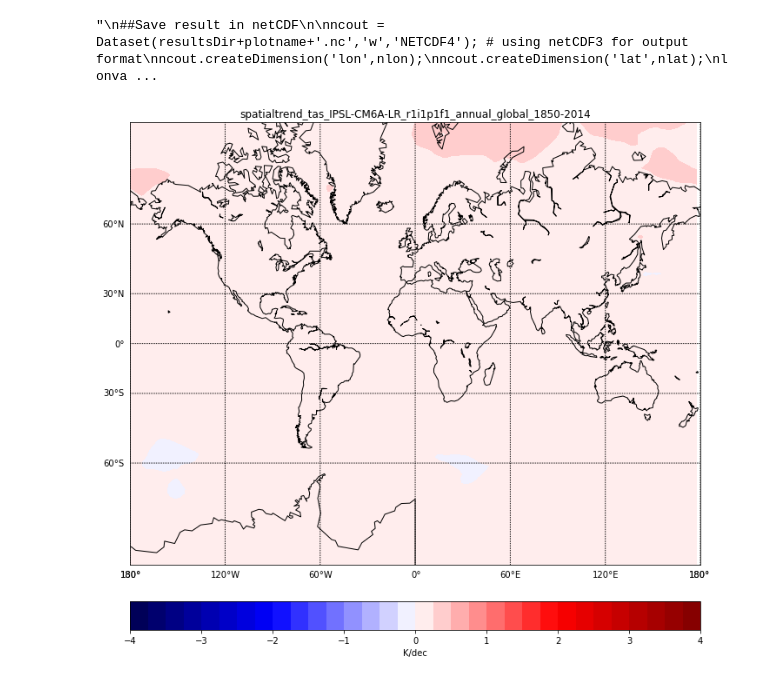
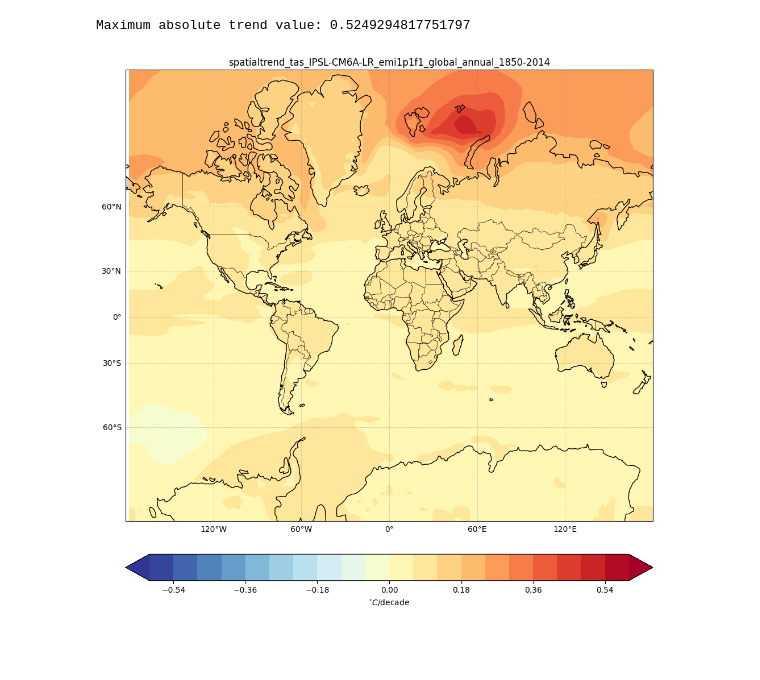
Before and after one commit to Mapaor/CLIMAST2, a Jupyter notebook: scripts/spatial_calculation_onemember_numpy.ipynb, the cells around one changed output. Cells and saved outputs as stored; diff of their text form; code cells hidden in the pictures; blank space fills up the shorter version.

```diff
--- a/scripts/spatial_calculation_onemember_numpy.ipynb
+++ b/scripts/spatial_calculation_onemember_numpy.ipynb
@@ -60,7 +82,11 @@ member = 'r'+numMembre+'i1p1f1' # Per la resta de l'script
 ###
 ##Opening
 ###
-fh = Dataset(fileName, mode='r')
+try:
+    fh = Dataset(fileName, mode='r')
+except FileNotFoundError:
+    print(f"File {fileName} not found. Check the path and filename.")
+    sys.exit()
 field = fh.variables[variable][:]
 units=fh.variables[variable].units
 xlon = fh.variables['lon'][:]
@@ -76,6 +102,12 @@ ylat = fh.variables['lat'][:]
 nlat = len(ylat)
 time = fh.variables['time']
 fh.close()
+
+# Convert field to mm/day for precipitation
+if variable == 'pr':
+    field = field * 86400  # Convert kg/m²/s to mm/day
+if variable == 'tas':
+    field = field - 273.15  # Convert Kelvin to Celsius
 # %%
 
 ###
@@ -212,17 +265,3 @@ plt.show()
-# %%
-'''
-##Save result in netCDF
-
-ncout = Dataset(resultsDir+plotname+'.nc','w','NETCDF4'); # using netCDF3 for output format
-ncout.createDimension('lon',nlon);
-ncout.createDimension('lat',nlat);
-lonvar = ncout.createVariable('lon','float32',('lon'));lonvar[:] = xlon;
-latvar = ncout.createVariable('lat','float32',('lat'));latvar[:] = ylat;
-myvar = ncout.createVariable('stdnotrend','float32',('lat','lon'));myvar.setncattr('units',units);myvar[:] = stdnotrend;
-ncout.close();
-'''
-# %% [output]
-"\n##Save result in netCDF\n\nncout = Dataset(resultsDir+plotname+'.nc','w','NETCDF4'); # using netCDF3 for output format\nncout.createDimension('lon',nlon);\nncout.createDimension('lat',nlat);\nlonva ...
 # %%
 ###
 ## Computing spatial trend
@@ -244,35 +283,57 @@ for j in range(nlat):
         rvalue[j,i]=par[2]
         intercept[j,i]=par[1]
         trend[j,i]=par[0]
+
+# Create meshgrid for plotting
+lons, lats = np.meshgrid(xlon, ylat)
+# Convert trend to decade
+trend = trend * 10
 # %%
 ###
 ##Plotting spatial trend
 ###
-
 fig = plt.figure(figsize=(10, 12))
 ax = plt.axes(projection=ccrs.Mercator())
 ax.set_global()
 ax.coastlines()
 ax.add_feature(cfeature.BORDERS, linewidth=0.5)
 ax.add_feature(cfeature.LAND, facecolor='lightgray')
 ax.add_feature(cfeature.OCEAN, facecolor='white')
 
-lons, lats = np.meshgrid(xlon, ylat)
-clevs = np.arange(-4.0, 4.25, 0.25)
-cmap = plt.cm.seismic
+# Add gridlines with latitude and longitude labels
+gl = ax.gridlines(draw_labels=True, linewidth=0.5, color='gray', alpha=0.5, linestyle='--')
+gl.top_labels = False  # Disable top labels
+gl.right_labels = False  # Disable right labels
+gl.xlabel_style = {'size': 10, 'color': 'black'}
+gl.ylabel_style = {'size': 10, 'color': 'black'}
 
+# Adjust settings based on the variable
+if variable == 'tas':  # Temperature
+    absmax = np.nanmax(np.abs(trend))  # Per saber el rang de temperatures de la colorbar
+    clevs = np.linspace(-0.6, 0.6, 21)
+    print(f"Maximum absolute trend value: {absmax}")
+    cmap = plt.cm.RdYlBu_r  # Diverging colormap for temperature
+    cb_label = '$^{\circ}C$/decade'
+elif variable == 'pr':  # Precipitation
+    clevs = np.linspace(-0.5, 0.5, 21)
+    cmap = plt.cm.RdBu
+    cb_label = 'mm/day/decade'  # Millimeters per day
+
+# Plot standard deviation of anomalies
 cf = ax.contourf(
-    lons, lats, trend * 10,
+    lons, lats, trend[:, :],
     clevs, cmap=cmap, extend='both',
     transform=ccrs.PlateCarree()
 )
 
 cb = plt.colorbar(cf, orientation="horizontal", pad=0.05, ax=ax)
-cb.set_label('%s/dec' % (units), fontsize=10)
-plotname = 'spatialtrend_%s_%s_%s_%s_%s_%i-%i' % (variable, model, member, season, domain, iyr, fyr)
+cb.set_label(cb_label, fontsize=10)
+domain = 'global' # El spatial trend el fem global
+plotname = 'spatialtrend_%s_%s_%s_%s_%s_%i-%i' % (variable, model, member, domain, season, iyr, fyr)
 plt.title('%s' % (plotname), fontsize=12)
 plt.tight_layout()
-#plt.savefig(plotsDir + plotname+ '.png',format='png')
+if savePlot: plt.savefig(outputDir + plotname + '.png', format='png', bbox_inches='tight')
 plt.show()
 # %% [output]
+Maximum absolute trend value: 0.5249294817751797
-[figure, old version]
+[figure, new version]
```
Also changed, not shown: parts of 16 cells of this notebook, 36 other files.
